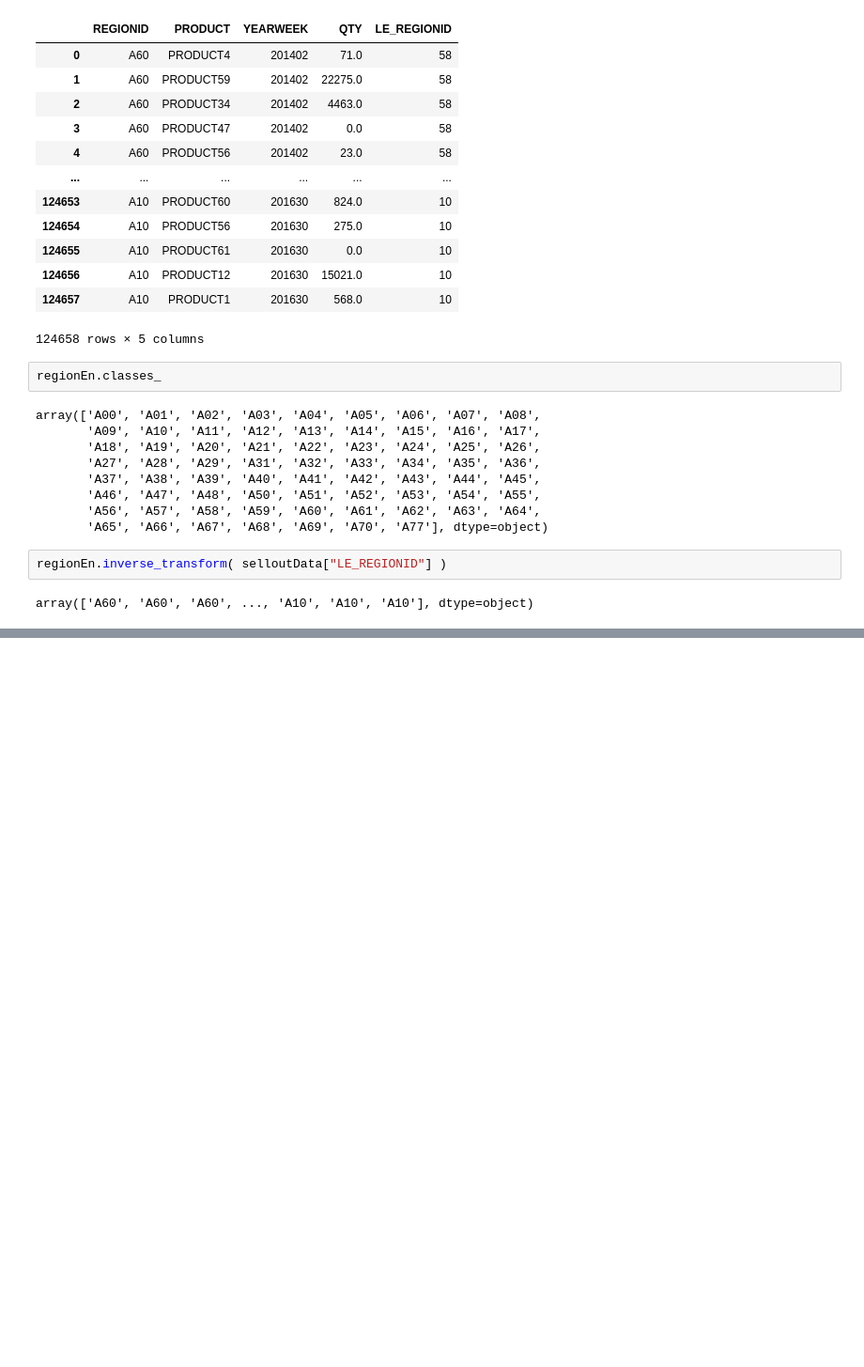
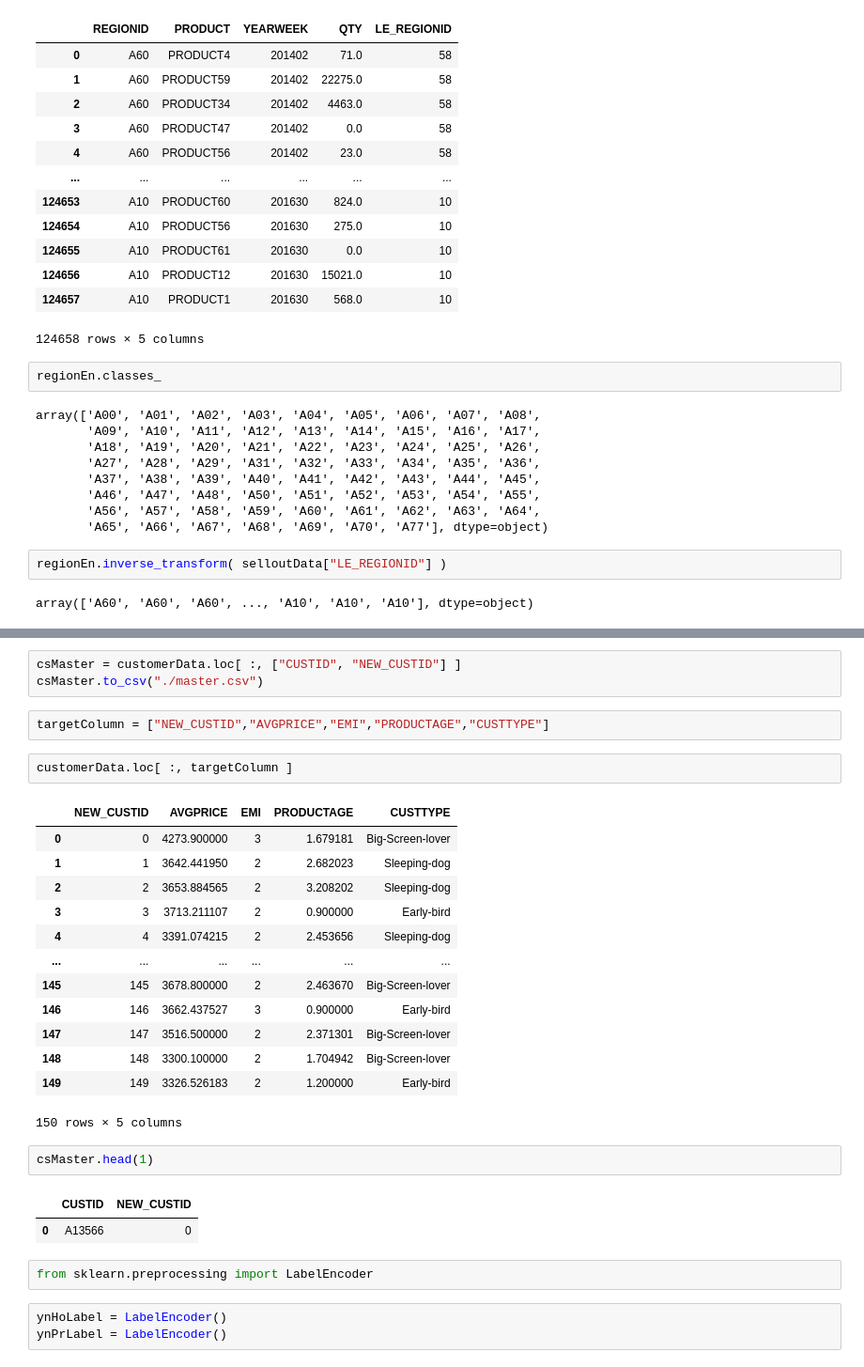
Before and after one commit to jyj76094458/Python, a Jupyter notebook: 유형별로 실습하는 머신러닝/머신러닝실습.ipynb, the cells around one changed output, grey strips where cells are left out. Shown at 94% size. Saved outputs shown, nothing was run; the diff lists cells and outputs as text; blank space fills up the shorter version.

```diff
--- a/유형별로 실습하는 머신러닝/머신러닝실습.ipynb
+++ b/유형별로 실습하는 머신러닝/머신러닝실습.ipynb
@@ -267,0 +320,31 @@ array(['A60', 'A60', 'A60', ..., 'A10', 'A10', 'A10'], dtype=object)
+# %%
+csMaster = customerData.loc[ :, ["CUSTID", "NEW_CUSTID"] ]
+csMaster.to_csv("./master.csv")
+# %%
+targetColumn = ["NEW_CUSTID","AVGPRICE","EMI","PRODUCTAGE","CUSTTYPE"]
+# %%
+customerData.loc[ :, targetColumn ]
+# %% [output]
+|  | NEW_CUSTID | AVGPRICE | EMI | PRODUCTAGE | CUSTTYPE |
+| 0 | 0 | 4273.900000 | 3 | 1.679181 | Big-Screen-lover |
+| 1 | 1 | 3642.441950 | 2 | 2.682023 | Sleeping-dog |
+| 2 | 2 | 3653.884565 | 2 | 3.208202 | Sleeping-dog |
+| 3 | 3 | 3713.211107 | 2 | 0.900000 | Early-bird |
+| 4 | 4 | 3391.074215 | 2 | 2.453656 | Sleeping-dog |
+| ... | ... | ... | ... | ... | ... |
+| 145 | 145 | 3678.800000 | 2 | 2.463670 | Big-Screen-lover |
+| 146 | 146 | 3662.437527 | 3 | 0.900000 | Early-bird |
+| 147 | 147 | 3516.500000 | 2 | 2.371301 | Big-Screen-lover |
+| 148 | 148 | 3300.100000 | 2 | 1.704942 | Big-Screen-lover |
+| 149 | 149 | 3326.526183 | 2 | 1.200000 | Early-bird |
+150 rows × 5 columns
+# %%
+csMaster.head(1)
+# %% [output]
+|  | CUSTID | NEW_CUSTID |
+| 0 | A13566 | 0 |
+# %%
+from sklearn.preprocessing import LabelEncoder
+# %%
+ynHoLabel = LabelEncoder()
+ynPrLabel = LabelEncoder()
```
Also changed, not shown: parts of 62 cells of this notebook.
